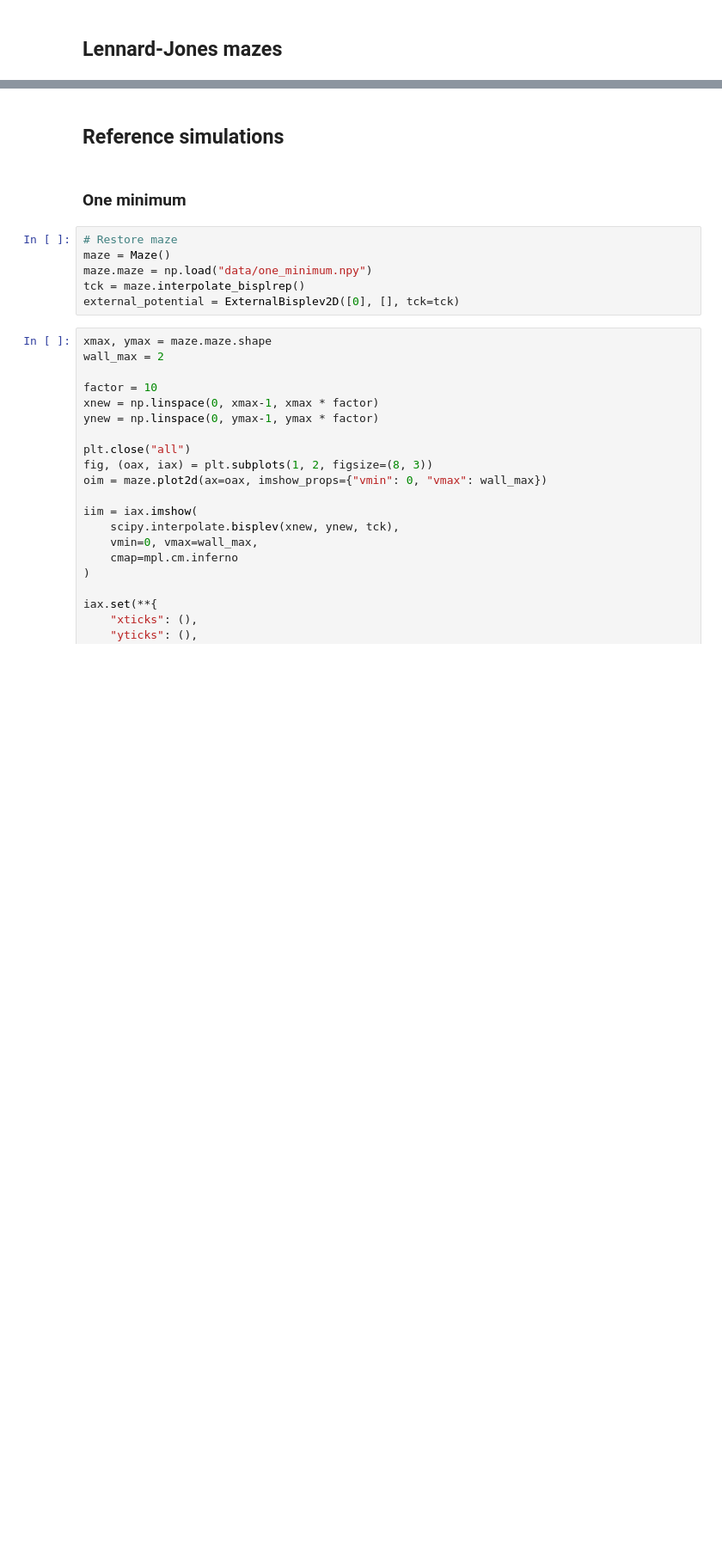
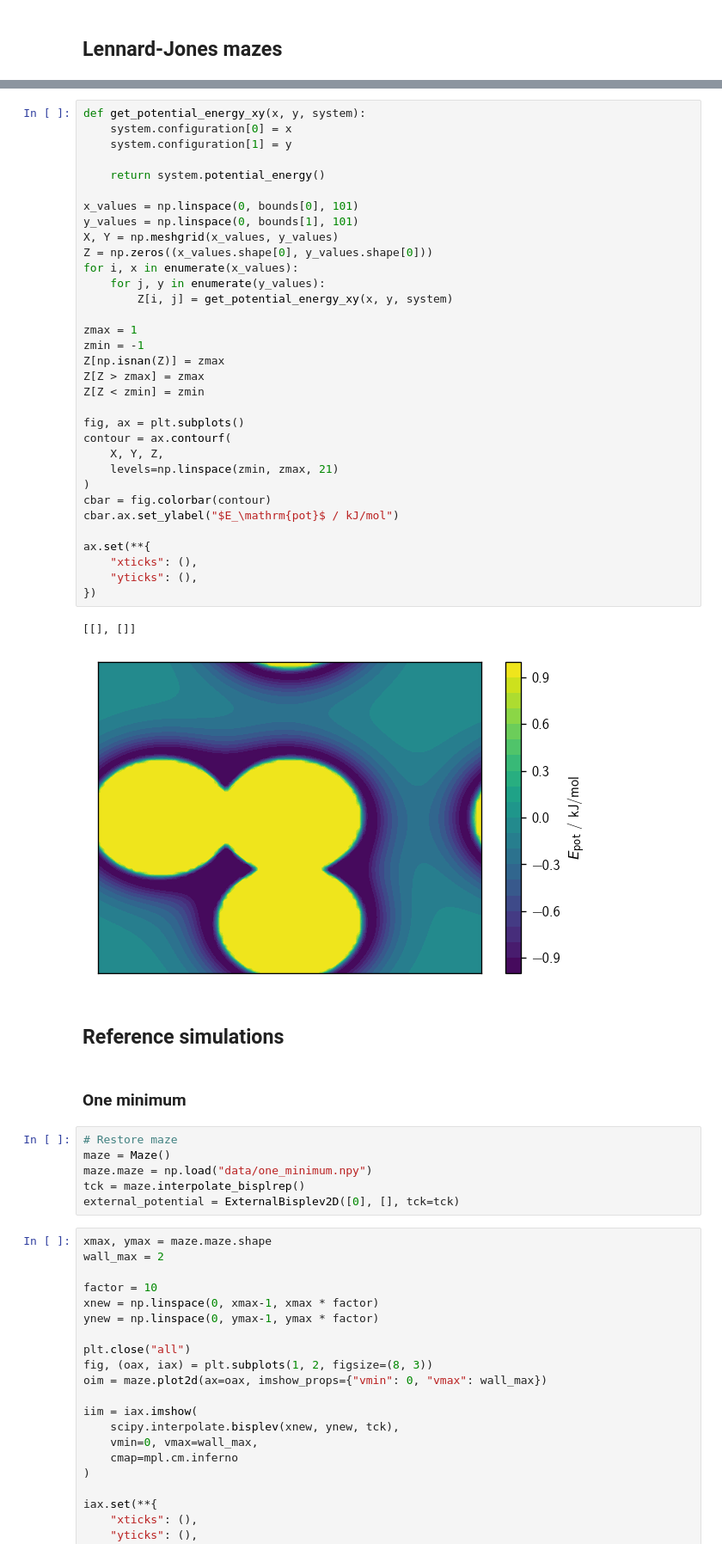
Before and after one commit to hanazupan/Breadth_first_search_of_state_space, a Jupyter notebook: scratch/maze.ipynb, the cells around one changed output, grey strips where cells are left out. Shown: that part at 86% size. Saved outputs shown, nothing was run; the diff lists cells and outputs as text; blank space fills up the shorter version.

```diff
--- a/scratch/maze.ipynb
+++ b/scratch/maze.ipynb
@@ -535,3 +623,39 @@ SyntaxError: invalid syntax (<ipython-input-8-c8aac8691571>, line 1)
+# %%
+def get_potential_energy_xy(x, y, system):
+    system.configuration[0] = x
+    system.configuration[1] = y
+
+    return system.potential_energy()
+
+x_values = np.linspace(0, bounds[0], 101)
+y_values = np.linspace(0, bounds[1], 101)
+X, Y = np.meshgrid(x_values, y_values)
+Z = np.zeros((x_values.shape[0], y_values.shape[0]))
+for i, x in enumerate(x_values):
+    for j, y in enumerate(y_values):
+        Z[i, j] = get_potential_energy_xy(x, y, system)
+
+zmax = 1
+zmin = -1
+Z[np.isnan(Z)] = zmax
+Z[Z > zmax] = zmax
+Z[Z < zmin] = zmin
+
+fig, ax = plt.subplots()
+contour = ax.contourf(
+    X, Y, Z,
+    levels=np.linspace(zmin, zmax, 21)
+)
+cbar = fig.colorbar(contour)
+cbar.ax.set_ylabel("$E_\mathrm{pot}$ / kJ/mol")
+
+ax.set(**{
+    "xticks": (),
+    "yticks": (),
+})
+# %% [output]
+[[], []]
+[figure, added]
 # %% [markdown]
 ## Reference simulations
 # %% [markdown]
```
Also changed, not shown: parts of 18 cells of this notebook, 2 other files.
